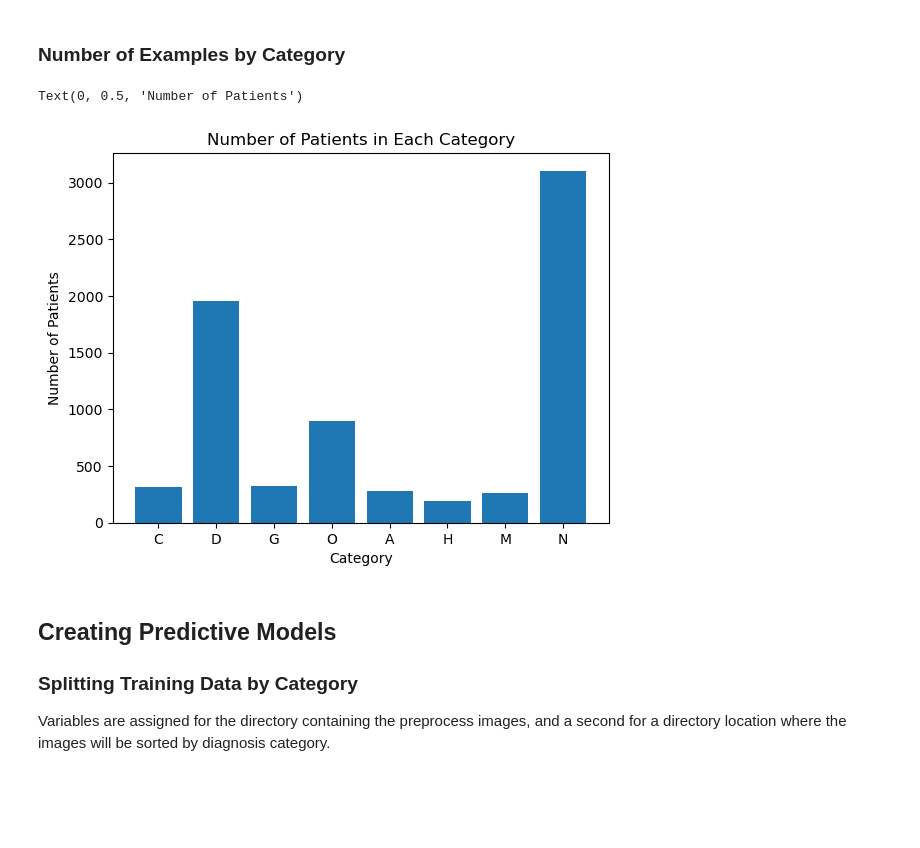
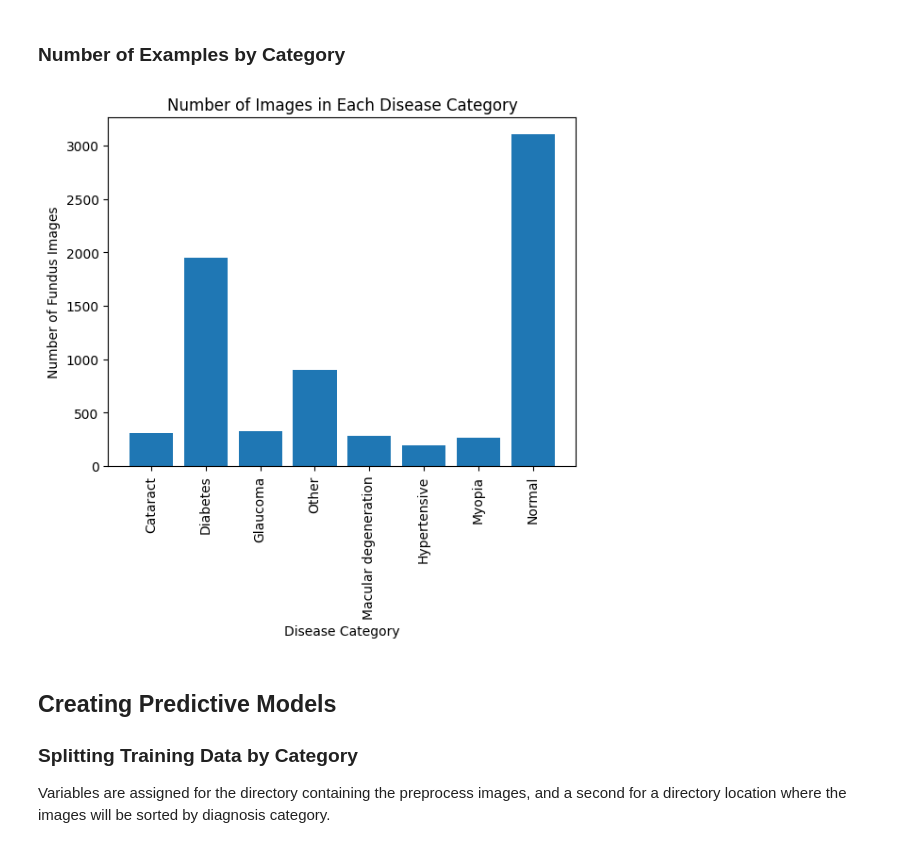
Before and after one commit to sarahdurrani22/CV-Prediction-of-Ocular-Disease, a Jupyter notebook: CV_to_Predict_Ocular_Disease_main.ipynb, the cells around one changed output. Cells and saved outputs as stored; diff of their text form; code cells hidden in the pictures; blank space fills up the shorter version.

Commit message:
Modified Graphs
Changed graphs to display disease names in stead of codes, some other consistencies

```diff
--- a/CV_to_Predict_Ocular_Disease_main.ipynb
+++ b/CV_to_Predict_Ocular_Disease_main.ipynb
@@ -69,0 +66,8 @@ ocular_disease_df = pd.read_excel(ocular_disease_filepath)
+# %%
+from google.colab import drive
+drive.mount('/content/drive')
+
+
+ocular_disease_filepath = "/content/drive/MyDrive/Colab Notebooks/ocular-disease-recognition-odir5k/data_processed.xlsx"
+
+ocular_disease_df = pd.read_excel(ocular_disease_filepath)
@@ -216,17 +278,36 @@ plt.show()
 ### Number of Examples by Category
 # %%
 cat_counts = []
+full_names = []
+
+categs = ['C', 'D', 'G', 'O', 'A', 'H', 'M', 'N']
+
+keyword_map = {
+    'N': 'Normal',
+    'D': 'Diabetes',
+    'G': 'Glaucoma',
+    'C': 'Cataract',
+    'A': 'Macular degeneration',
+    'H': 'Hypertensive',
+    'M': 'Myopia',
+    'O': 'Other'
+}
 
 for cat in categs:
+    full_name = keyword_map[cat]
+    full_names.append(full_name)
     cat_counts.append((ocular_disease_df[f'Left-{cat}'].sum() + ocular_disease_df[f'Right-{cat}'].sum()))
 
-plt.bar(x=categs, height=cat_counts)
-plt.title("Number of Patients in Each Category")
-plt.xlabel("Category")
-plt.ylabel("Number of Patients")
+
+
+plt.bar(x=full_names, height=cat_counts)
+plt.title("Number of Images in Each Disease Category")
+plt.xlabel("Disease Category")
+plt.ylabel("Number of Fundus Images")
+plt.xticks(rotation=90)
+plt.show()
 # %% [output]
-Text(0, 0.5, 'Number of Patients')
-[figure, old version]
+[figure, new version]
 # %% [markdown]
 ## Creating Predictive Models
 
```
Also changed, not shown: parts of 5 cells of this notebook, 3 other files.
